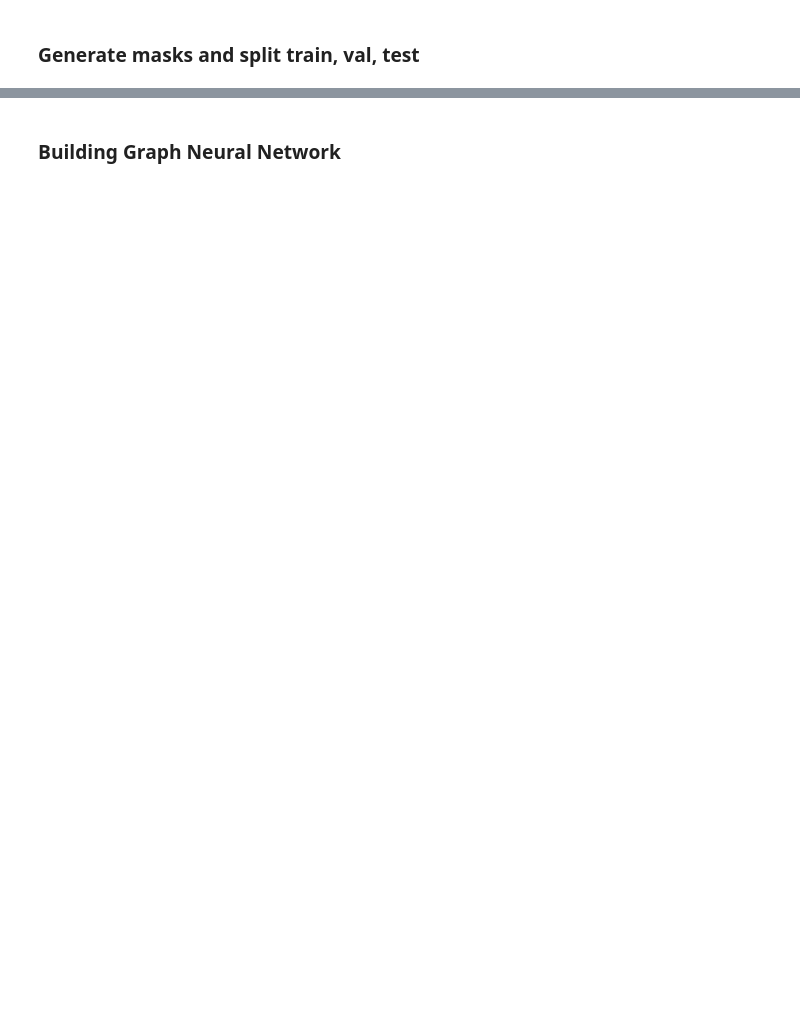
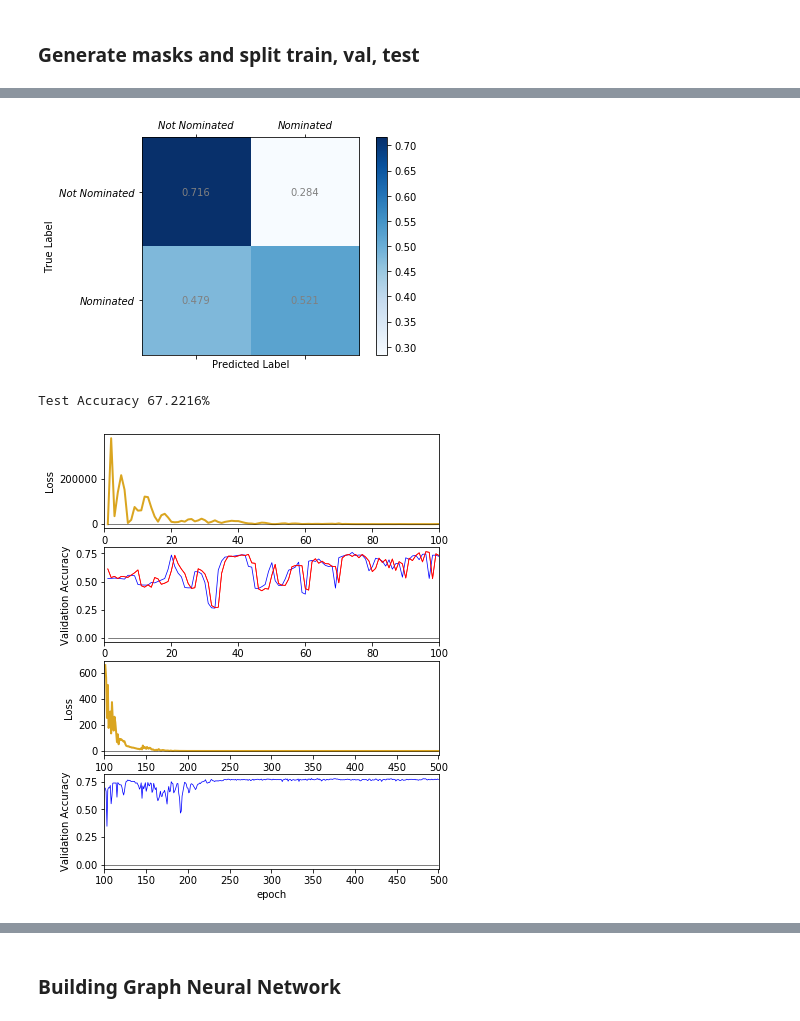
Before and after one commit to antoine-spahr/NTDS, a Jupyter notebook: Project/Machine_Learning.ipynb, the cells around one changed output, grey strips where cells are left out. Drawn from its saved outputs; the diff is of its cells as text; code cells hidden in the pictures; blank space fills up the shorter version.

```diff
--- a/Project/Machine_Learning.ipynb
+++ b/Project/Machine_Learning.ipynb
@@ -132,0 +349,64 @@ for prov_index, test_index in sss.split(tensor_data, tensor_labels):
+# %%
+model = LaplacianPolynomial(in_feats, n_classes, pol_order, p_dropout)
+
+loss_fcn = torch.nn.CrossEntropyLoss()
+optimizer = torch.optim.Adam(model.parameters(),
+                             lr=lr,
+                             weight_decay=weight_decay)
+
+dur = []
+losses = []
+accuracies_val = []
+accuracies_tr = []
+for epoch in range(n_epochs):
+
+    t0 = time.time()
+    loss, acc, C = train(model, G, tensor_data, tensor_labels, train_mask, loss_fcn, optimizer)
+    losses.append(loss)
+    accuracies_tr.append(acc)
+    dur.append(time.time() - t0)
+
+    acc, recall, precision, f1, C = evaluate(model, G, tensor_data, val_mask, tensor_labels)
+    accuracies_val.append(acc)
+    if (epoch+1)%100 == 0:
+        print("Epoch {:05d} | Time(s) {:.4f} | Train Loss {:.4f} | Val Accuracy {:.4%}". format(epoch+1, np.mean(dur), loss.item(), acc))
+
+print()
+acc, recall, precision, f1, C = evaluate(model, G, tensor_data, test_mask, tensor_labels)
+confusion_matrix(C)
+print("Test Accuracy {:.4%}".format(acc))
+
+
+# Plot the loss
+fig, axs = plt.subplots(4,1,figsize=(6,8))
+ep = np.arange(1,n_epochs+1,1)
+axs[0].plot(ep[0:100], losses[0:100], color='Goldenrod', linewidth=2)
+axs[0].plot(ep, np.zeros(ep.shape), color='black', linewidth=0.5)
+axs[0].set_xlim([0,100])
+axs[0].set_xlabel('epoch')
+axs[0].set_ylabel('Loss')
+
+axs[1].plot(ep[0:100], accuracies_val[0:100], color='blue', linewidth=0.75)
+axs[1].plot(ep[0:100], accuracies_tr[0:100], color='red', linewidth=0.75)
+axs[1].plot(ep, np.zeros(ep.shape), color='black', linewidth=0.5)
+axs[1].set_xlim([0,100])
+axs[1].set_xlabel('epoch')
+axs[1].set_ylabel('Validation Accuracy')
+
+axs[2].plot(ep[100:], losses[100:], color='Goldenrod', linewidth=2)
+axs[2].plot(ep, np.zeros(ep.shape), color='black', linewidth=0.5)
+axs[2].set_xlim([100,n_epochs+1])
+axs[2].set_xlabel('epoch')
+axs[2].set_ylabel('Loss')
+
+axs[3].plot(ep[100:], accuracies_val[100:], color='blue', linewidth=0.75)
+axs[1].plot(ep[0:100], accuracies_tr[0:100], color='red', linewidth=0.75)
+axs[3].plot(ep, np.zeros(ep.shape), color='black', linewidth=0.5)
+axs[3].set_xlim([100,n_epochs+1])
+axs[3].set_xlabel('epoch')
+axs[3].set_ylabel('Validation Accuracy')
+
+plt.show()
+
+# instabilite au file des epochs -> more balanced, less performant
+# %% [output]
@@ -132,0 +418,3 @@ for prov_index, test_index in sss.split(tensor_data, tensor_labels):
+[figure, added]
+Test Accuracy 67.2216%
+[figure, added]
```
Also changed, not shown: parts of 34 cells of this notebook.
